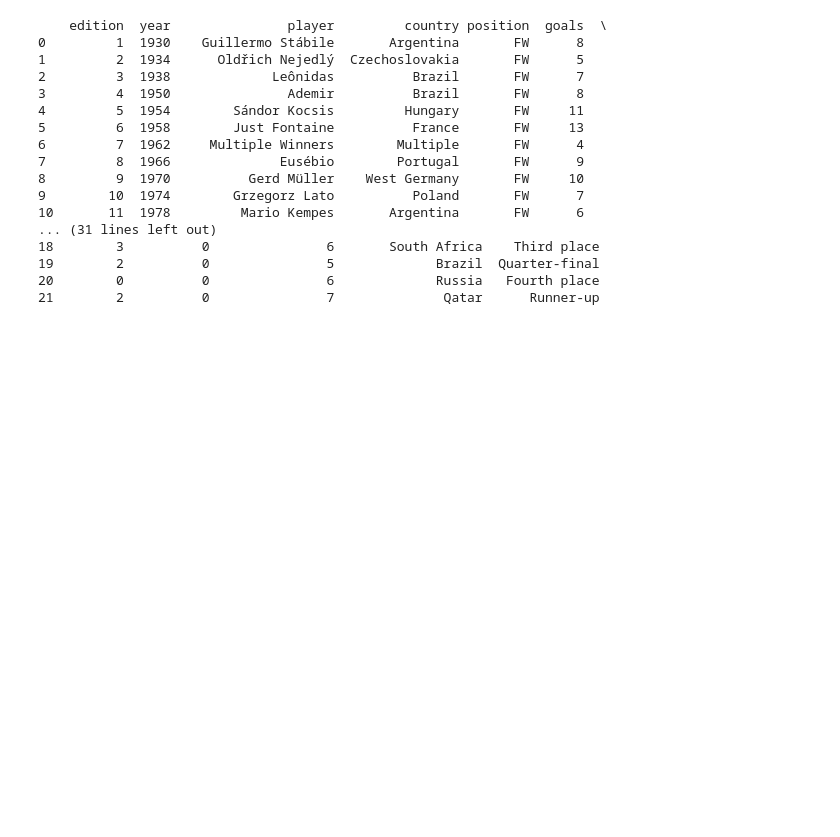
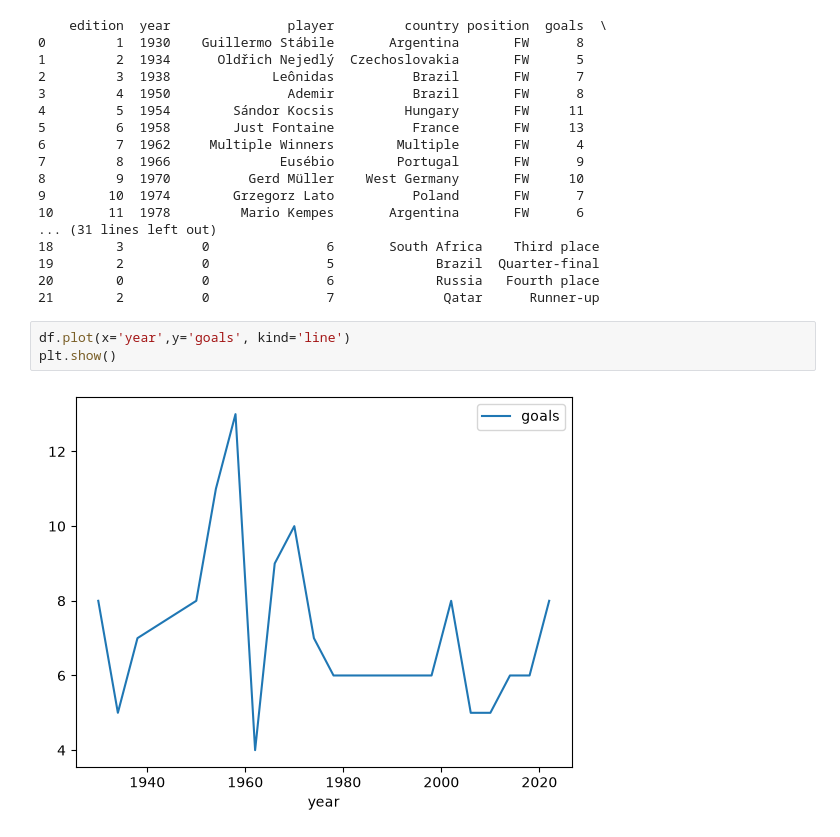
Before and after one commit to yasinmillers/pro_Ai, a Jupyter notebook: nupydemo.ipynb, the cells around one changed output. Cells and saved outputs as stored; diff of their text form; blank space fills up the shorter version.

Commit message:
plot

```diff
--- a/nupydemo.ipynb
+++ b/nupydemo.ipynb
@@ -464,3 +464,8 @@ print(df)
 19        2          0               5             Brazil  Quarter-final
 20        0          0               6             Russia   Fourth place
 21        2          0               7              Qatar      Runner-up
+# %%
+df.plot(x='year',y='goals', kind='line')
+plt.show()
+# %% [output]
+[figure, added]
```
